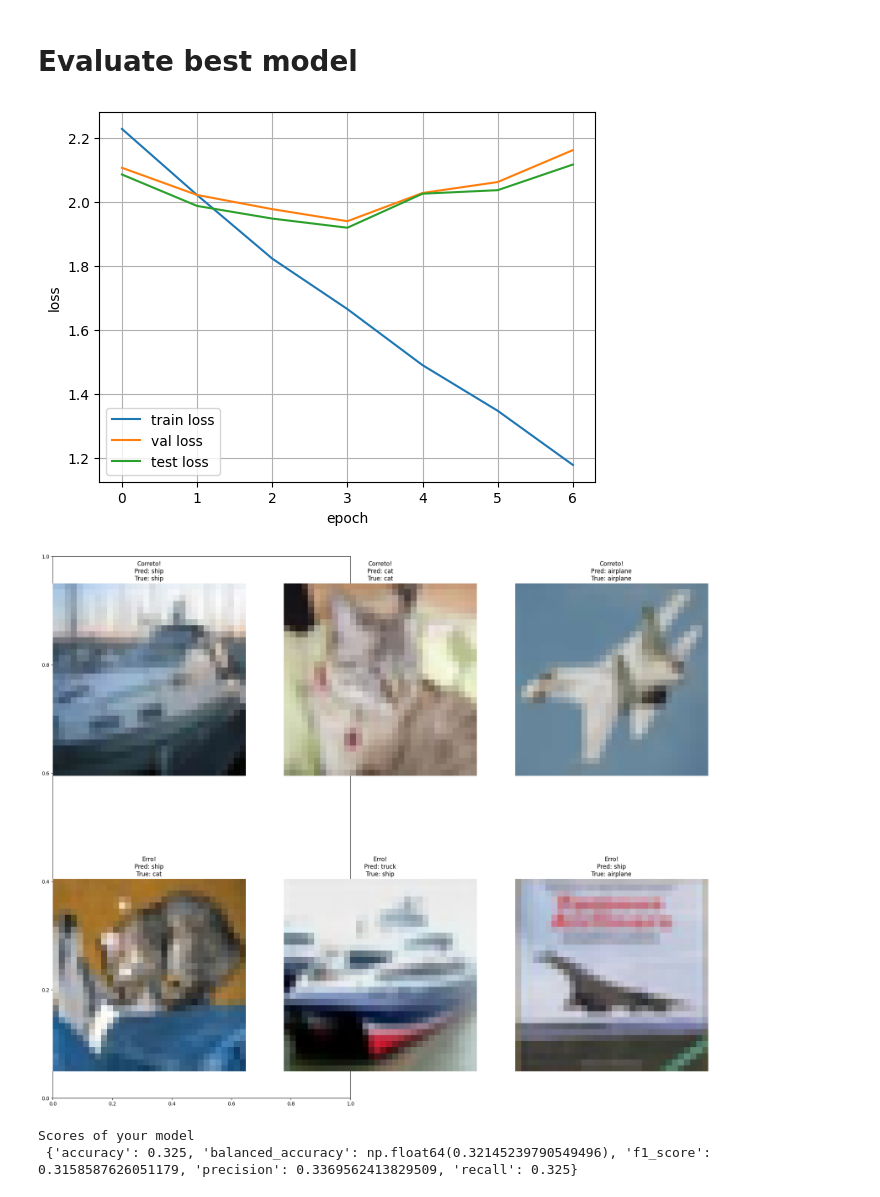
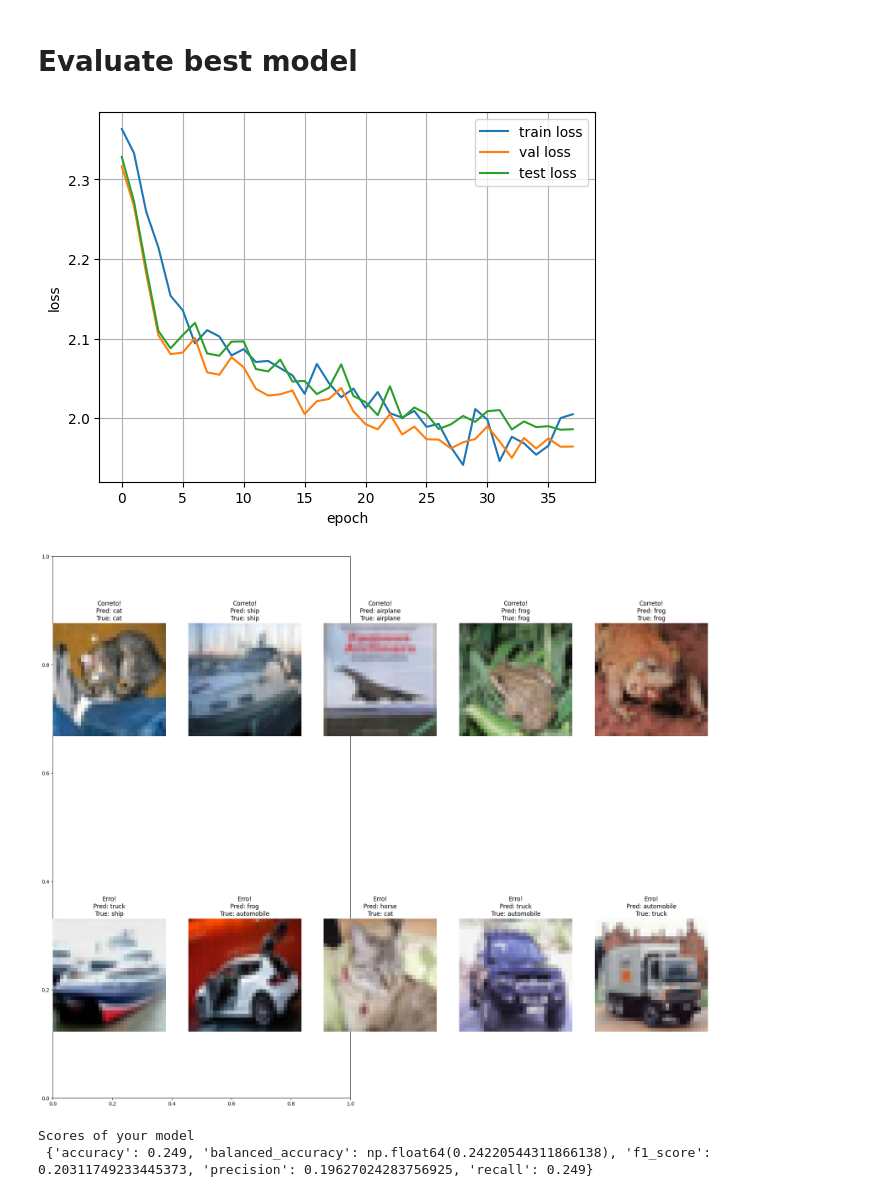
Before and after one commit to Edu-p/nn-exps, a Jupyter notebook: notebooks/MP1/main.ipynb, the cells around one changed output. Cells and saved outputs as stored; diff of their text form; code cells hidden in the pictures.

Commit message:
feat: dropout and batchnorm

```diff
--- a/notebooks/MP1/main.ipynb
+++ b/notebooks/MP1/main.ipynb
@@ -37,21 +37,28 @@ from sklearn import metrics
 # Helper functions and MLP class
 # %%
 class MLP(nn.Module):
-    def __init__(self, input_size, hidden_layers, num_classes, activation_function):
+    def __init__(self, input_size, hidden_layers, num_classes, activation_function, dropout_rate, use_batch_norm=True):
         super(MLP, self).__init__()
         self.activation_function = activation_function
+        self.dropout = nn.Dropout(p=dropout_rate)
+        self.use_batch_norm = use_batch_norm
 
         layers_dims = [input_size] + hidden_layers + [num_classes]
         self.layers = nn.ModuleList()
+        self.batch_norms = nn.ModuleList()
 
         for i in range(len(layers_dims) - 1):
             self.layers.append(nn.Linear(layers_dims[i], layers_dims[i+1]))
+
+            if use_batch_norm and i < len(layers_dims) - 2:
+                self.batch_norms.append(nn.BatchNorm1d(layers_dims[i+1]))
 
 
 
     def forward(self, x):
         for layer in self.layers[:-1]:
             x = self.activation_function(layer(x))
+            x = self.dropout(x)
 
         x = self.layers[-1](x)
 
@@ -281,6 +298,10 @@ activation_functions = {
 }
 
 best_activation = activation_functions[study.best_params['activation']]
+
+# reg params
+dropout_rate=study.best_params['dropout_rate']
+use_batch_norm=study.best_params['use_batch_norm']
 
 train_loader = torch.utils.data.DataLoader(
     dataset=train_dataset_global,
@@ -303,15 +324,19 @@ mlp = MLP(
     input_size=32*32*3,
     hidden_layers=hidden_layers,
     num_classes=10,
-    activation_function=best_activation
+    activation_function=best_activation,
+    dropout_rate=dropout_rate,
+    use_batch_norm=use_batch_norm
 )
 # mlp.cpu()
 mlp.cuda()
 
-optimizer = torch.optim.Adam(mlp.parameters(), lr=study.best_params['learning_rate'])
+optimizer = torch.optim.Adam(mlp.parameters(),
+                             lr=study.best_params['learning_rate'],
+                             weight_decay=study.best_params['weight_decay'])
 
 best_val_loss = float('inf')
-patience = 3
+patience = 5
 patience_counter = 0
 
 arr_losses_train = []
@@ -321,6 +346,7 @@ arr_losses_val   = []
 # main loop
 num_epochs       = 10000
 for epoch in tqdm(range(num_epochs)):
+    mlp.train()
     epoch_loss = 0.0
     for i, (images, labels) in enumerate(train_loader):
         images = images.view(-1, 32*32*3).cuda()
@@ -338,6 +364,7 @@ for epoch in tqdm(range(num_epochs)):
         if (i+1) % 1000 == 0:
             tqdm.write(f' Epoch {epoch + 1}/{num_epochs}, Step {i+1}/{len(train_dataset) // study.best_params['batch_size']}, Loss: {loss}')
 
+    mlp.eval()
     train_loss = epoch_loss/len(train_loader)
     val_loss   = evaluate_model(mlp, val_loader, loss_function)
     test_loss  = evaluate_model(mlp, test_loader, loss_function)
@@ -397,11 +452,11 @@ early stopping based on loss reduction when we compare to val dataset
 # %%
 show_loss_through_epochs(arr_losses_train, arr_losses_test, arr_losses_val)
 # %% [output]
-[figure, old version]
+[figure, new version]
 # %%
-show_predictions(mlp, test_loader, num_samples=3)
+show_predictions(mlp, test_loader, num_samples=5)
 # %% [output]
-[figure, old version]
+[figure, new version]
 # %%
 mlp.eval()
 predictions = []
@@ -421,6 +476,6 @@ scores = get_scores(labels, predictions)
 print(f"Scores of your model\n {scores}\n\n")
 # %% [output]
 Scores of your model
- {'accuracy': 0.325, 'balanced_accuracy': np.float64(0.32145239790549496), 'f1_score': 0.3158587626051179, 'precision': 0.3369562413829509, 'recall': 0.325}
+ {'accuracy': 0.249, 'balanced_accuracy': np.float64(0.24220544311866138), 'f1_score': 0.20311749233445373, 'precision': 0.19627024283756925, 'recall': 0.249}
 # %%
 classes = ['airplane', 'automobile', 'bird', 'cat', 'deer',
```
Also changed, not shown: parts of 6 cells of this notebook.
